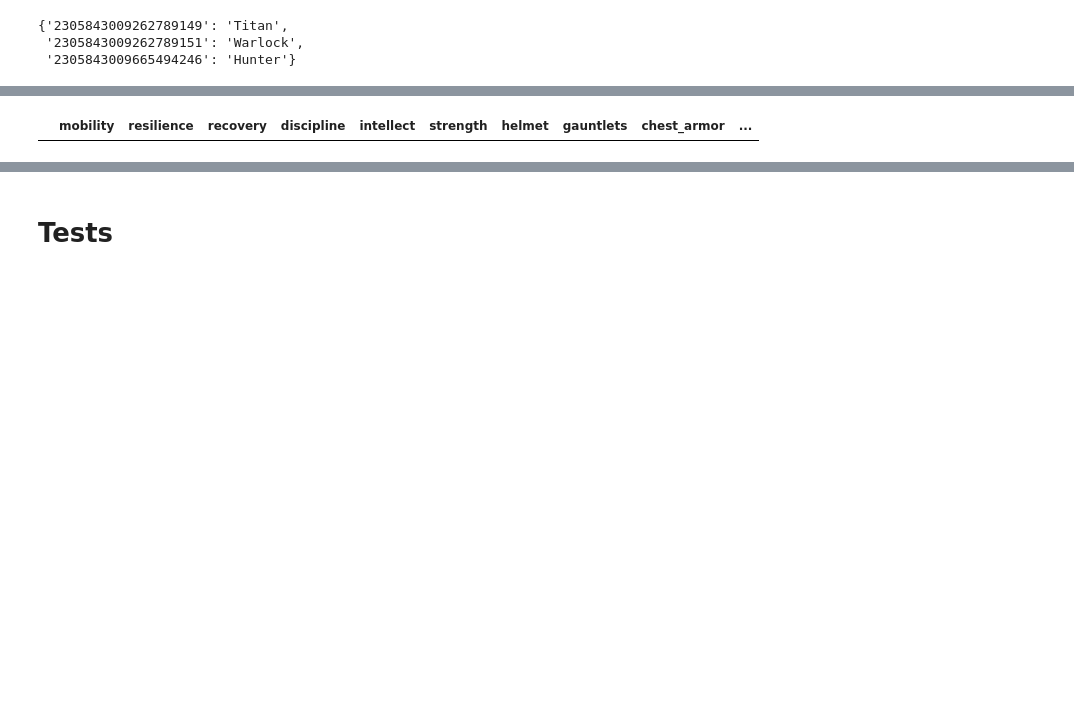
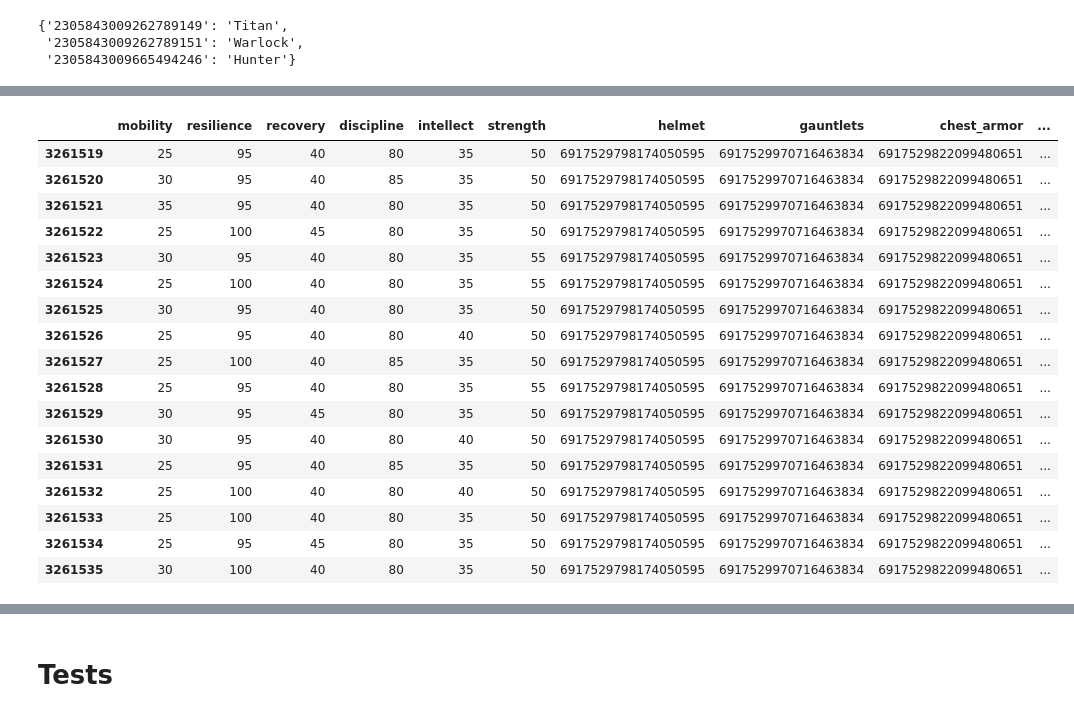
Before and after one commit to tednaleid/d2notebooks, a Jupyter notebook: d2scratch.ipynb, the cells around one changed output, grey strips where cells are left out. Drawn from its saved outputs; the diff is of its cells as text; code cells hidden in the pictures; blank space fills up the shorter version.

```diff
--- a/d2scratch.ipynb
+++ b/d2scratch.ipynb
@@ -332,5 +127,3 @@ def print_shallow_dict(d):
 # %%
 # retrieve the manifest and item/stat definitions that will be joined with profile data to determine what armor you have in your vault
-manifest = get_manifest()
-item_definitions = get_item_definitions(manifest)
-stat_definitions = get_stat_definitions(manifest)
+item_definitions, stat_definitions = api.get_static_definitions()
@@ -341,16 +130,22 @@ https://www.bungie.net/common/destiny2_content/json/en/DestinyStatDefinition-22a
 # %%
+import json
 # access_token, profile_type, and membership_id should be retrieved above
 # using the login_and_get_token and get_primary_membership_id_and_type functions
 
 # https://bungie-net.github.io/multi/schema_Destiny-DestinyComponentType.html#schema_Destiny-DestinyComponentType
 # 100 = profile.data.userInfo
 # 102 = profileInventory.data.items
+# 201 = characterInventories.data[character_id].items
 # 205 = characterEquipment.data[character_id].items
 # 300 = itemComponents.instances
 # 305 = profilePlugSets.data.plugs, characterPlugSets.data[character_id].plugs, itemComponents.sockets
 
 # this gives us all of the information we need for vault armor for this user
-profile = get_profile(access_token, profile_type, membership_id, [100,102,205,300,305])
+profile = api.get_profile(access_token, profile_type, membership_id, [100,102,201,205,300,305,309])
 
-print_shallow_dict(profile)
+# dump the profile out as json into the data directory
+with open('data/profile.json', 'w') as file:
+    json.dump(profile, file, indent=4)
+
+print(f"Character profile loaded at:", profile["responseMintedTimestamp"])
 # %% [output]
@@ -660,5 +153,12 @@ armor_dict = get_armor_dict(all_items)
 # %%
+# extract all armor pieces out of the profile.  It retrieves from the vault, character inventory, and character equipment
+import src.armor as armor
 import pandas as pd
+
+profile_armor = armor.ProfileArmor(profile, item_definitions, stat_definitions)
+
+armor_dict = profile_armor.get_armor_dict()
+
 armor_df = pd.DataFrame([{
     **vars(armor),
     'total_stats': armor.total_stats,
@@ -869,13 +435,16 @@ def append_outfit_permutation(outfits, mobility, resilience, recovery, disciplin
 # %%
+profile_outfits = ProfileOutfits(armor_dict)
+
+# generate outfit permutations for each class
 d2_class = "Hunter"
-hunter_outfits = generate_class_outfits(armor_dict, d2_class)
+hunter_outfits = profile_outfits.generate_class_outfits(d2_class)
 print(f"Generated {len(hunter_outfits)} outfit permutations for {d2_class}")
 
 d2_class = "Titan"
-titan_outfits = generate_class_outfits(armor_dict, d2_class)
+titan_outfits = profile_outfits.generate_class_outfits(d2_class)
 print(f"Generated {len(titan_outfits)} outfit permutations for {d2_class}")
 
 d2_class = "Warlock"
-warlock_outfits = generate_class_outfits(armor_dict, d2_class)
+warlock_outfits = profile_outfits.generate_class_outfits(d2_class)
 print(f"Generated {len(warlock_outfits)} outfit permutations for {d2_class}")
 # %% [output]
@@ -906,22 +475,37 @@ warlock_outfits_df
 # %%
-# todo: start here - can we pare down the number of artifice permutations to ones that matter?
-# how much redundancy is in the list below for this exotic armor piece?
-
-
 # one of my specific outfits I can see in DIM
 crown_of_tempests_id="6917529798174050595"
 corrupting_echo_gloves_id="6917529970716463834"
 ketchkillers_robes_id="6917529822099480651"
 deep_explorer_boots_id="6917529796979541985"
+class_item_id="6917529583788947730"
 outfit = warlock_outfits_df.loc[
     (warlock_outfits_df['helmet'] == crown_of_tempests_id) &
     (warlock_outfits_df['gauntlets'] == corrupting_echo_gloves_id) &
     (warlock_outfits_df['chest_armor'] == ketchkillers_robes_id) &
-    (warlock_outfits_df['leg_armor'] == deep_explorer_boots_id)]
+    (warlock_outfits_df['leg_armor'] == deep_explorer_boots_id) &
+    (warlock_outfits_df['class_item'] == class_item_id)]
 
 outfit
 # %% [output]
 |  | mobility | resilience | recovery | discipline | intellect | strength | helmet | gauntlets | chest_armor | ... |
+| 3261519 | 25 | 95 | 40 | 80 | 35 | 50 | 6917529798174050595 | 6917529970716463834 | 6917529822099480651 | ... |
+| 3261520 | 30 | 95 | 40 | 85 | 35 | 50 | 6917529798174050595 | 6917529970716463834 | 6917529822099480651 | ... |
+| 3261521 | 35 | 95 | 40 | 80 | 35 | 50 | 6917529798174050595 | 6917529970716463834 | 6917529822099480651 | ... |
+| 3261522 | 25 | 100 | 45 | 80 | 35 | 50 | 6917529798174050595 | 6917529970716463834 | 6917529822099480651 | ... |
+| 3261523 | 30 | 95 | 40 | 80 | 35 | 55 | 6917529798174050595 | 6917529970716463834 | 6917529822099480651 | ... |
+| 3261524 | 25 | 100 | 40 | 80 | 35 | 55 | 6917529798174050595 | 6917529970716463834 | 6917529822099480651 | ... |
+| 3261525 | 30 | 95 | 40 | 80 | 35 | 50 | 6917529798174050595 | 6917529970716463834 | 6917529822099480651 | ... |
+| 3261526 | 25 | 95 | 40 | 80 | 40 | 50 | 6917529798174050595 | 6917529970716463834 | 6917529822099480651 | ... |
+| 3261527 | 25 | 100 | 40 | 85 | 35 | 50 | 6917529798174050595 | 6917529970716463834 | 6917529822099480651 | ... |
+| 3261528 | 25 | 95 | 40 | 80 | 35 | 55 | 6917529798174050595 | 6917529970716463834 | 6917529822099480651 | ... |
+| 3261529 | 30 | 95 | 45 | 80 | 35 | 50 | 6917529798174050595 | 6917529970716463834 | 6917529822099480651 | ... |
+| 3261530 | 30 | 95 | 40 | 80 | 40 | 50 | 6917529798174050595 | 6917529970716463834 | 6917529822099480651 | ... |
+| 3261531 | 25 | 95 | 40 | 85 | 35 | 50 | 6917529798174050595 | 6917529970716463834 | 6917529822099480651 | ... |
+| 3261532 | 25 | 100 | 40 | 80 | 40 | 50 | 6917529798174050595 | 6917529970716463834 | 6917529822099480651 | ... |
+| 3261533 | 25 | 100 | 40 | 80 | 35 | 50 | 6917529798174050595 | 6917529970716463834 | 6917529822099480651 | ... |
+| 3261534 | 25 | 95 | 45 | 80 | 35 | 50 | 6917529798174050595 | 6917529970716463834 | 6917529822099480651 | ... |
+| 3261535 | 30 | 100 | 40 | 80 | 35 | 50 | 6917529798174050595 | 6917529970716463834 | 6917529822099480651 | ... |
 # %%
 # Sort by total_points
 sorted_df = warlock_outfits_df.sort_values('total_points', ascending=False)
```
Also changed, not shown: parts of 39 cells of this notebook, 6 other files.
